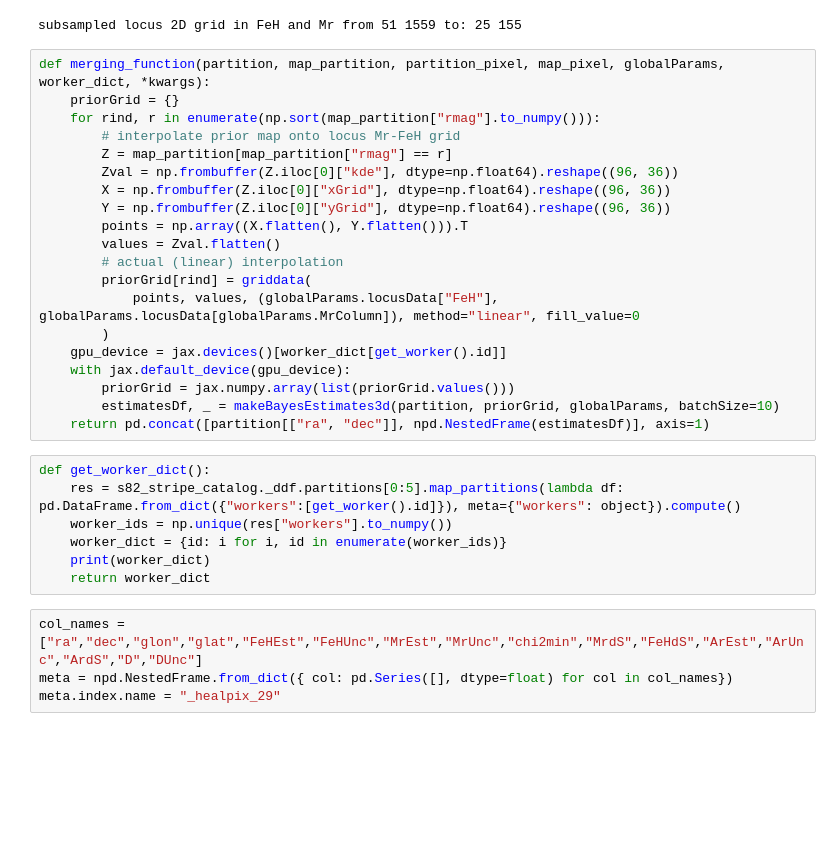
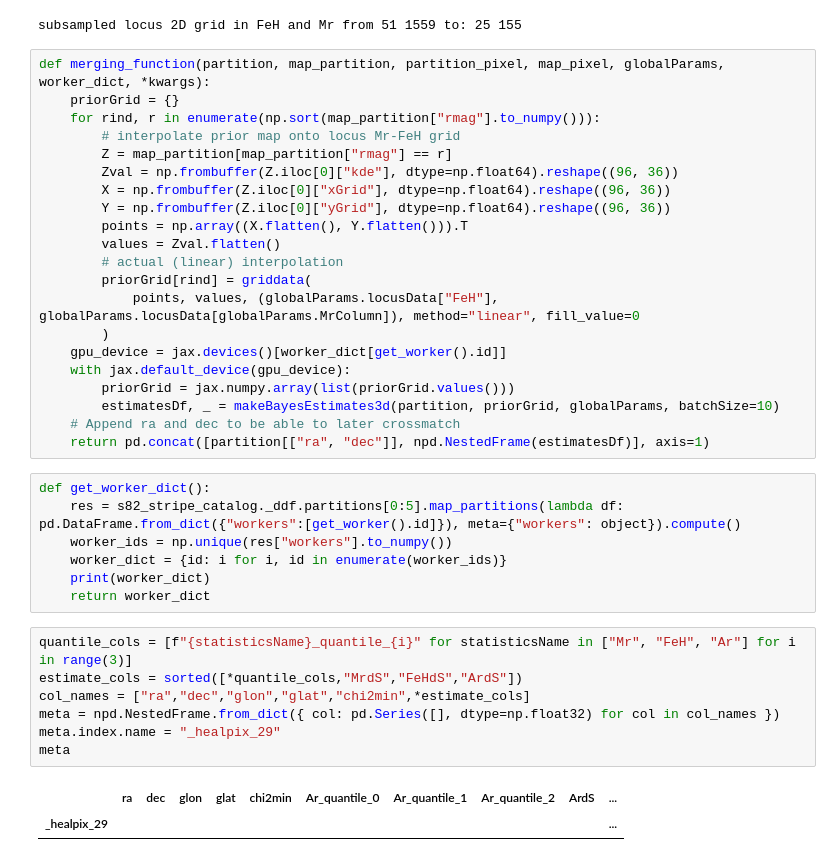
Before and after one commit to labastro-rbi/photoD, a Jupyter notebook: docs/pre_executed/run_with_lsdb.ipynb, the cells around one changed output. Drawn from its saved outputs; the diff is of its cells as text; blank space fills up the shorter version.

Commit message:
Add quantiles to the result data

```diff
--- a/docs/pre_executed/run_with_lsdb.ipynb
+++ b/docs/pre_executed/run_with_lsdb.ipynb
@@ -88,6 +88,7 @@ def merging_function(partition, map_partition, partition_pixel, map_pixel, globa
     with jax.default_device(gpu_device):
         priorGrid = jax.numpy.array(list(priorGrid.values()))
         estimatesDf, _ = makeBayesEstimates3d(partition, priorGrid, globalParams, batchSize=10)
+    # Append ra and dec to be able to later crossmatch
     return pd.concat([partition[["ra", "dec"]], npd.NestedFrame(estimatesDf)], axis=1)
 # %%
 def get_worker_dict():
@@ -97,9 +98,15 @@ def get_worker_dict():
     print(worker_dict)
     return worker_dict
 # %%
-col_names = ["ra","dec","glon","glat","FeHEst","FeHUnc","MrEst","MrUnc","chi2min","MrdS","FeHdS","ArEst","ArUnc","ArdS","D","DUnc"]
-meta = npd.NestedFrame.from_dict({ col: pd.Series([], dtype=float) for col in col_names})
+quantile_cols = [f"{statisticsName}_quantile_{i}" for statisticsName in ["Mr", "FeH", "Ar"] for i in range(3)]
+estimate_cols = sorted([*quantile_cols,"MrdS","FeHdS","ArdS"])
+col_names = ["ra","dec","glon","glat","chi2min",*estimate_cols]
+meta = npd.NestedFrame.from_dict({ col: pd.Series([], dtype=np.float32) for col in col_names })
 meta.index.name = "_healpix_29"
+meta
+# %% [output]
+|  | ra | dec | glon | glat | chi2min | Ar_quantile_0 | Ar_quantile_1 | Ar_quantile_2 | ArdS | ... |
+| _healpix_29 |  |  |  |  |  |  |  |  |  | ... |
 # %%
 with Client(n_workers=4) as client:
     worker_dict = get_worker_dict()
```
Also changed, not shown: parts of 5 cells of this notebook, 4 other files.
